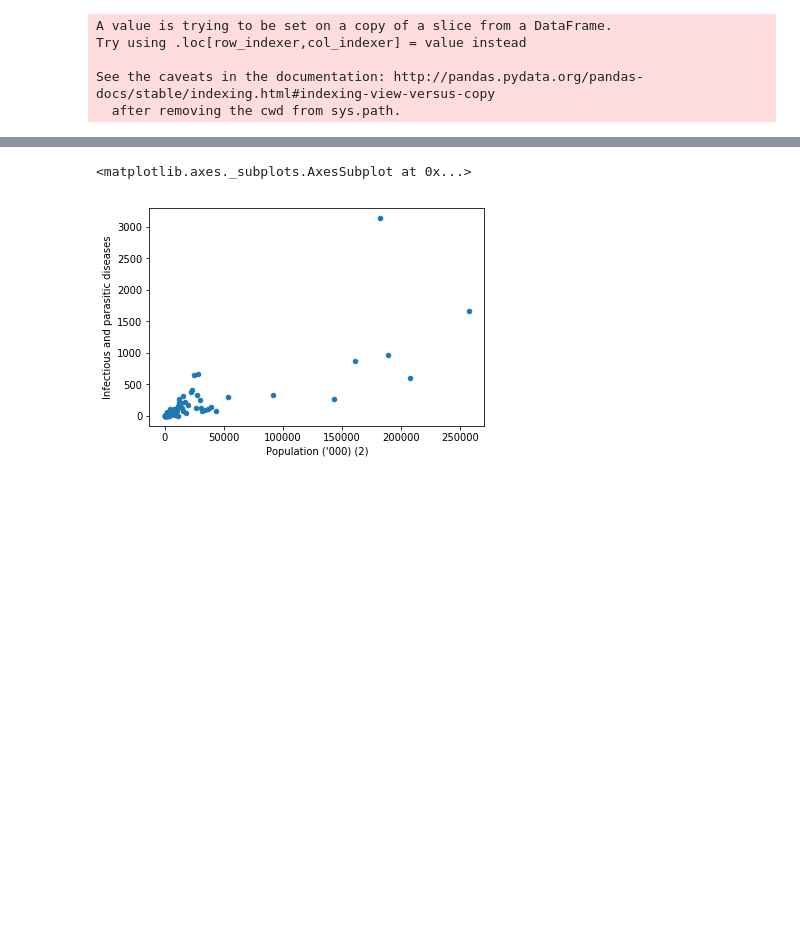
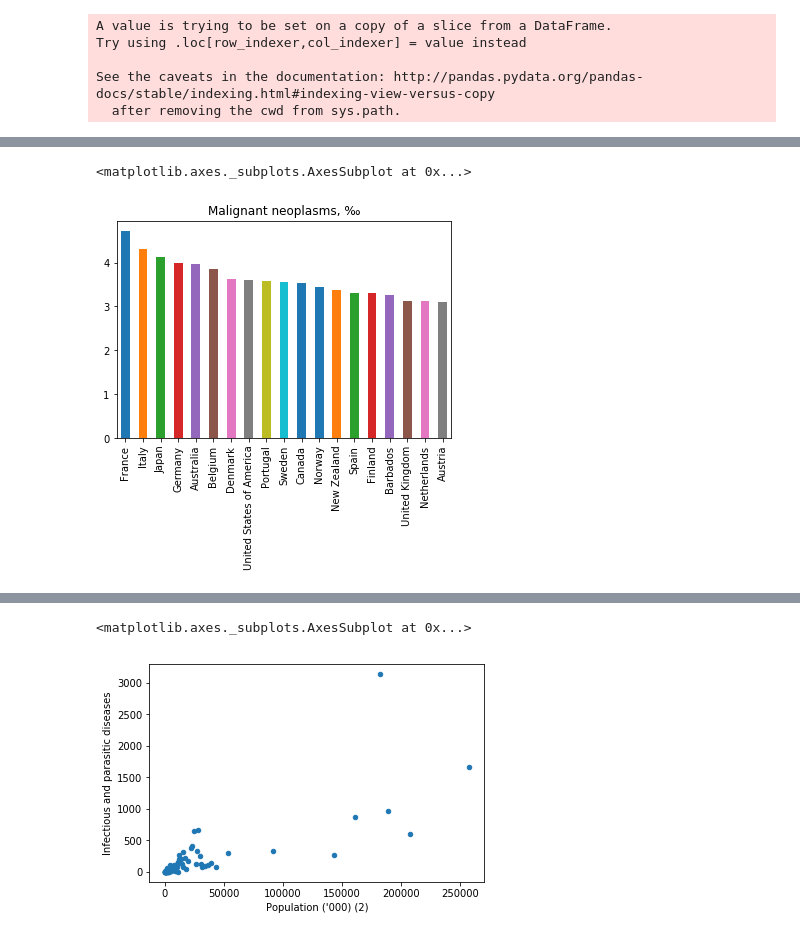
Before and after one commit to Derrior/data-journalism, a Jupyter notebook: data-crawling/who-data.ipynb, the cells around one changed output, grey strips where cells are left out. Drawn from its saved outputs; the diff is of its cells as text; code cells hidden in the pictures; blank space fills up the shorter version.

```diff
--- a/data-crawling/who-data.ipynb
+++ b/data-crawling/who-data.ipynb
@@ -138,0 +89,7 @@ Intentional injuries
+# %%
+oncology = basic.sort_values(by="Malignant neoplasms r", ascending = False)
+max_relative_neoplasms = oncology.iloc[1:20] #first is sex (garbage)
+max_relative_neoplasms.plot.bar(by = "", y="Malignant neoplasms r", legend=False, title="Malignant neoplasms, ‰")
+# %% [output]
+<matplotlib.axes._subplots.AxesSubplot at 0x...>
+[figure, added]
```
Also changed, not shown: parts of 18 cells of this notebook.
